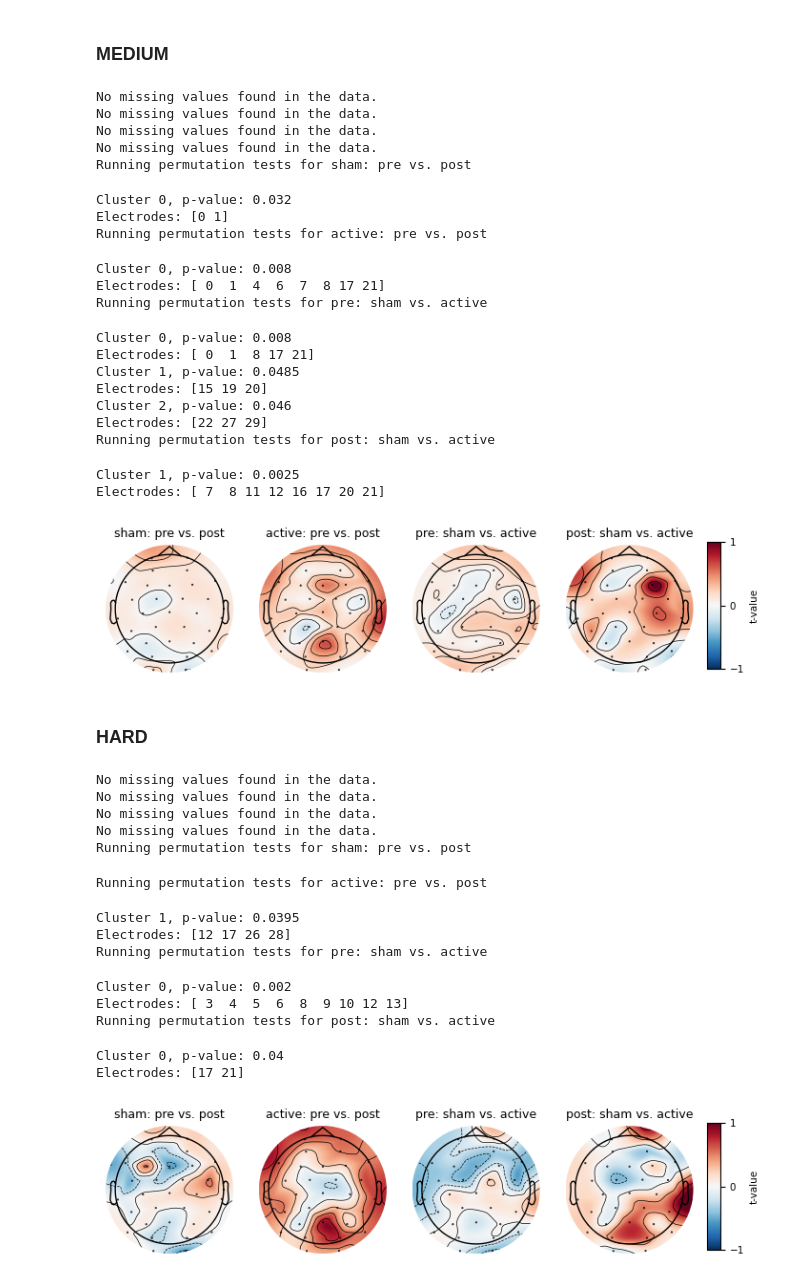
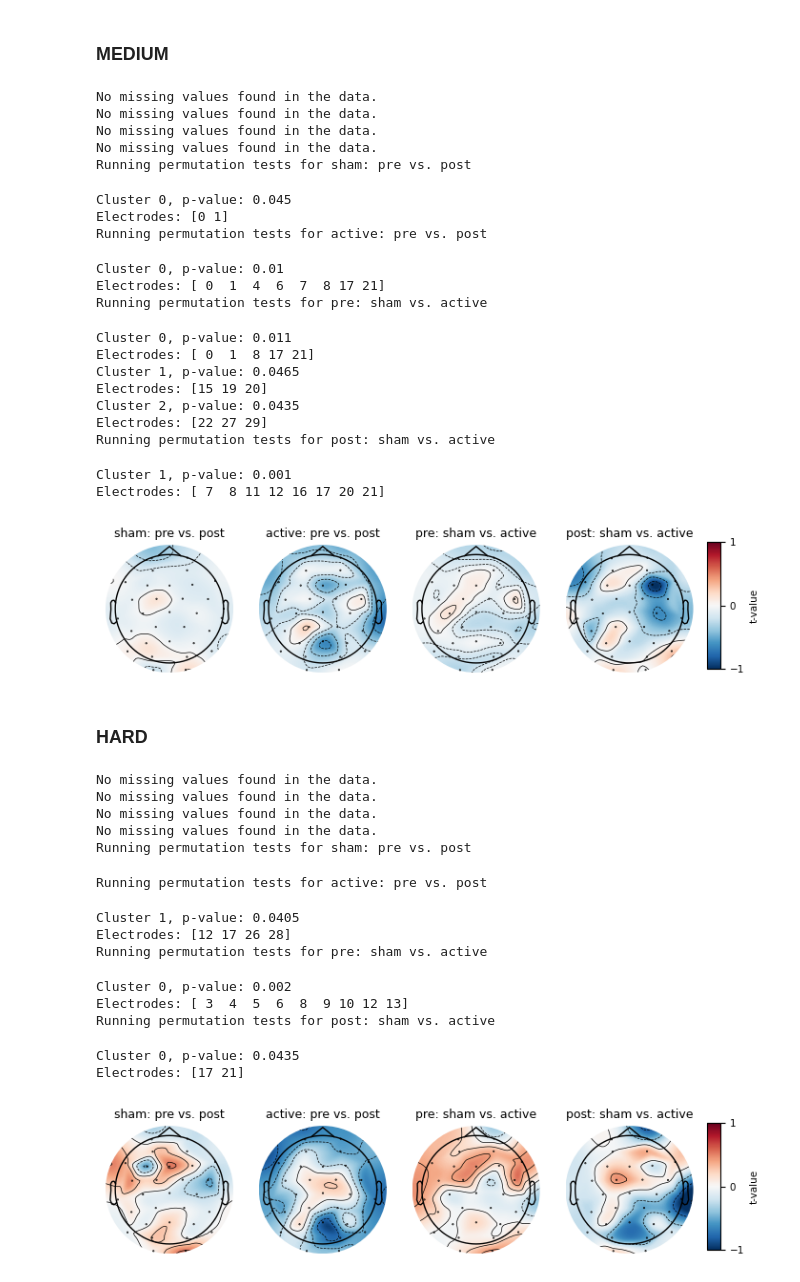
Before and after one commit to Shawnzty/tRNS-Intelligence, a Jupyter notebook: processing/aperiodic_exp/fooof_task.ipynb, the cells around one changed output. Cells and saved outputs as stored; diff of their text form; code cells hidden in the pictures.

```diff
--- a/processing/aperiodic_exp/fooof_task.ipynb
+++ b/processing/aperiodic_exp/fooof_task.ipynb
@@ -272,7 +272,7 @@ t_obs[3, :] = funcs.perm_test(condition1, condition2, adjacency)
 # t_obs[3, :] = t_obs[3, :] * 0.5
 
 
-normalized_t = normalize_t_obs(t_obs)
+normalized_t = -1*normalize_t_obs(t_obs)
 normalized_t = normalized_t * 0.7
 
 cm = 1/2.54
@@ -372,7 +372,7 @@ condition1, condition2 = shuffle12(post_sham_nan, post_active_nan, ratio=0.3)
 t_obs[3, :] = funcs.perm_test(condition1, condition2, adjacency)
 
 
-normalized_t = normalize_t_obs(t_obs)
+normalized_t = -1*normalize_t_obs(t_obs)
 # normalized_t[0, :] = normalized_t[0, :] * 0.2
 
 cm = 1/2.54
@@ -401,22 +401,22 @@ No missing values found in the data.
 No missing values found in the data.
 No missing values found in the data.
 Running permutation tests for sham: pre vs. post
-Cluster 0, p-value: 0.032
+Cluster 0, p-value: 0.045
 Electrodes: [0 1]
 Running permutation tests for active: pre vs. post
-Cluster 0, p-value: 0.008
+Cluster 0, p-value: 0.01
 Electrodes: [ 0  1  4  6  7  8 17 21]
 Running permutation tests for pre: sham vs. active
-Cluster 0, p-value: 0.008
+Cluster 0, p-value: 0.011
 Electrodes: [ 0  1  8 17 21]
-Cluster 1, p-value: 0.0485
+Cluster 1, p-value: 0.0465
 Electrodes: [15 19 20]
-Cluster 2, p-value: 0.046
+Cluster 2, p-value: 0.0435
 Electrodes: [22 27 29]
 Running permutation tests for post: sham vs. active
-Cluster 1, p-value: 0.0025
+Cluster 1, p-value: 0.001
 Electrodes: [ 7  8 11 12 16 17 20 21]
-[figure, old version]
+[figure, new version]
 # %% [markdown]
 ### HARD
 # %%
@@ -467,7 +467,7 @@ condition1, condition2 = shuffle12(post_sham_nan, post_active_nan, ratio=0)
 t_obs[3, :] = funcs.perm_test(condition1, condition2, adjacency)
 
 
-normalized_t = normalize_t_obs(t_obs)
+normalized_t = -1*normalize_t_obs(t_obs)
 # normalized_t[0, :] = normalized_t[0, :] * 0.2
 
 cm = 1/2.54
@@ -477,33 +477,33 @@ for j in range(len(comparison_names)):
     im, cn = mne.viz.plot_topomap(normalized_t[j,:], pos=raw.info, axes=ax, show=False, contours=4, vlim=[-1, 1], cmap='RdBu_r')
     # Add title to each subplot
     ax.set_title(comparison_names[j])
 
 cbar_ax = fig.add_axes([0.9, 0.1, 0.02, 0.75])
 cbar = fig.colorbar(im, cax=cbar_ax, orientation='vertical')
 cbar.set_ticks([-1, 0, 1])
 cbar.set_label('t-value')
 
 # fig.suptitle(case_title + ', by %', fontsize=20, y=1.1)
 matplotlib.rcParams.update({'font.size': 7.5})
 fig.subplots_adjust(left=0.01, bottom=0.01, right=0.88, top=0.9)
 save_path = os.path.join('..', '..', '..', 'paper', 'Figure 4 fooof', 'fooof_hard.eps')
 plt.savefig(save_path, format='eps')
 save_path = os.path.join('..', '..', '..', 'paper', 'Figure 4 fooof', 'fooof_hard.png')
 plt.savefig(save_path, format='png', dpi=600)
 plt.show()
 # %% [output]
 No missing values found in the data.
 No missing values found in the data.
 No missing values found in the data.
 No missing values found in the data.
 Running permutation tests for sham: pre vs. post
 Running permutation tests for active: pre vs. post
-Cluster 1, p-value: 0.0395
+Cluster 1, p-value: 0.0405
 Electrodes: [12 17 26 28]
 Running permutation tests for pre: sham vs. active
 Cluster 0, p-value: 0.002
 Electrodes: [ 3  4  5  6  8  9 10 12 13]
 Running permutation tests for post: sham vs. active
-Cluster 0, p-value: 0.04
+Cluster 0, p-value: 0.0435
 Electrodes: [17 21]
-[figure, old version]
+[figure, new version]
```
Also changed, not shown: parts of 1 cell of this notebook, 1 other file.
